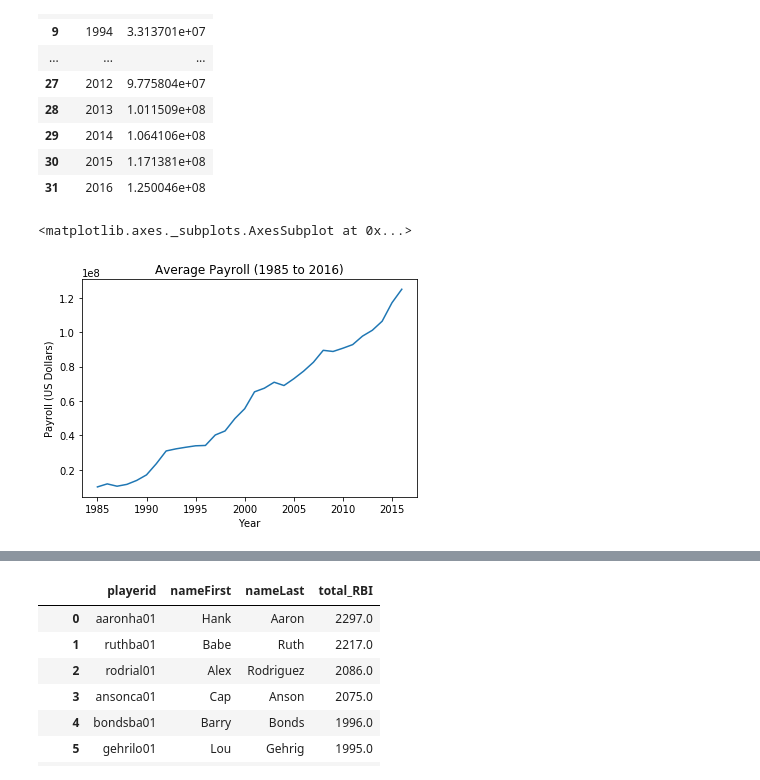
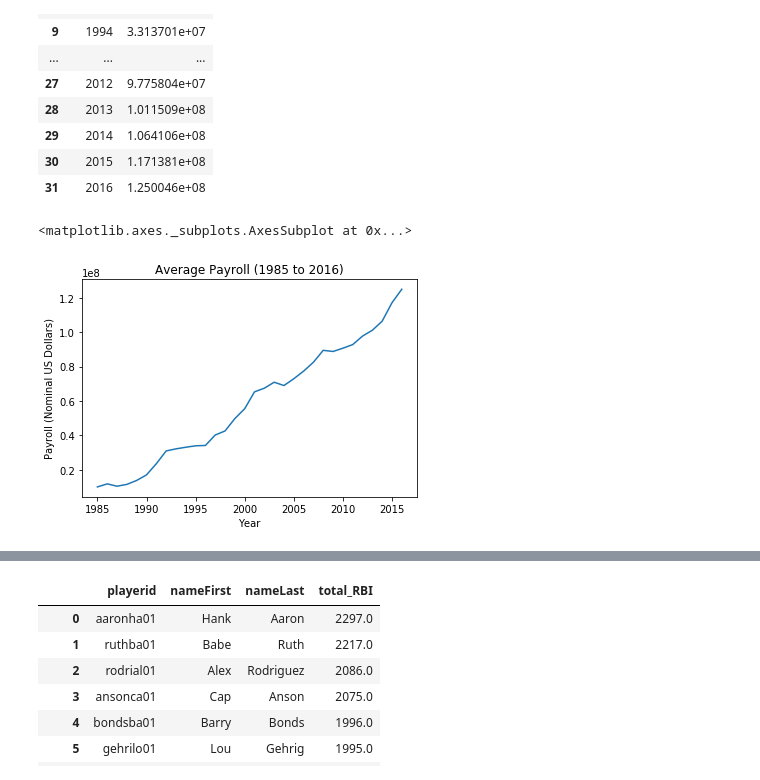
Before and after one commit to domitchler/sta141b-assignment-5, a Jupyter notebook: hw5.ipynb, the cells around one changed output, grey strips where cells are left out. Cells and saved outputs as stored; diff of their text form; code cells hidden in the pictures.

```diff
--- a/hw5.ipynb
+++ b/hw5.ipynb
@@ -279,11 +232,11 @@ avg_payroll
 # %%
 ax = sns.lineplot("yearID", "payroll", data = avg_payroll)
 
 ax.set_title("Average Payroll (1985 to 2016)")
 ax.set_xlabel("Year")
-ax.set_ylabel("Payroll (US Dollars)")
+ax.set_ylabel("Payroll (Nominal US Dollars)")
 
 ax
 # %% [output]
 <matplotlib.axes._subplots.AxesSubplot at 0x...>
-[figure, old version]
+[figure, new version]
```
Also changed, not shown: parts of 26 cells of this notebook.
